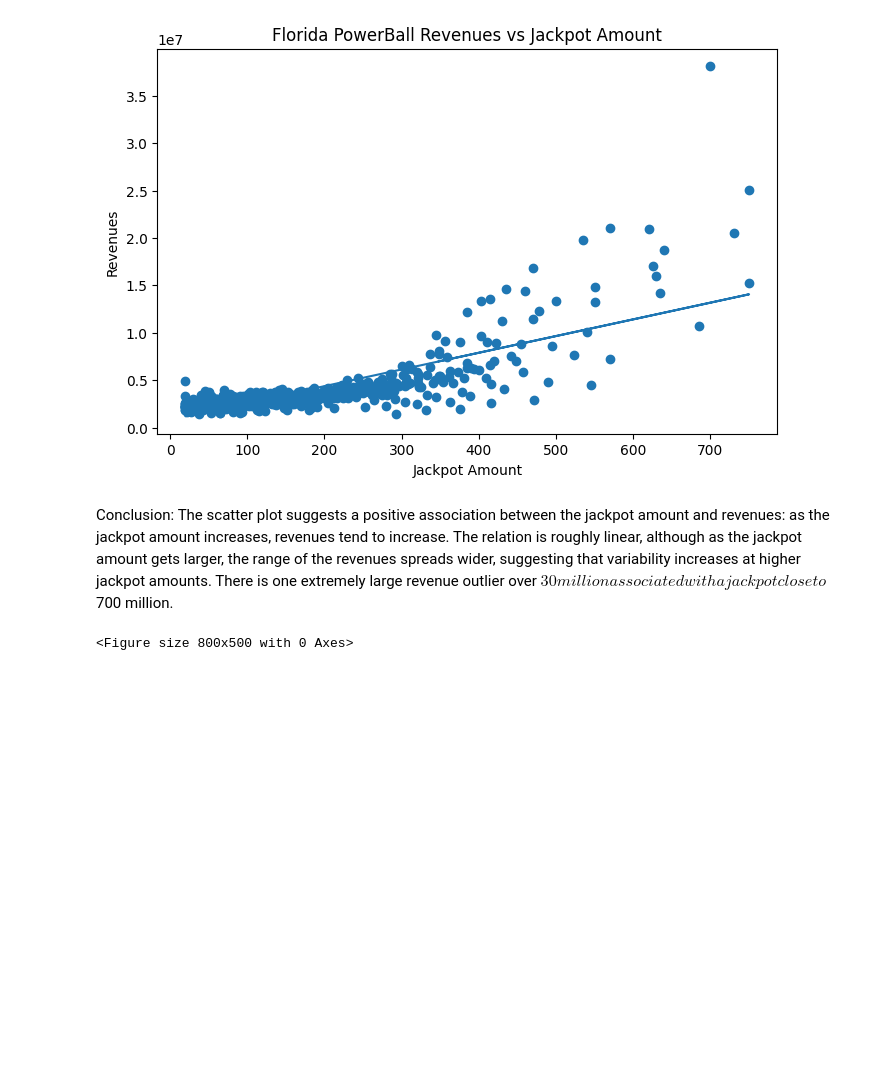
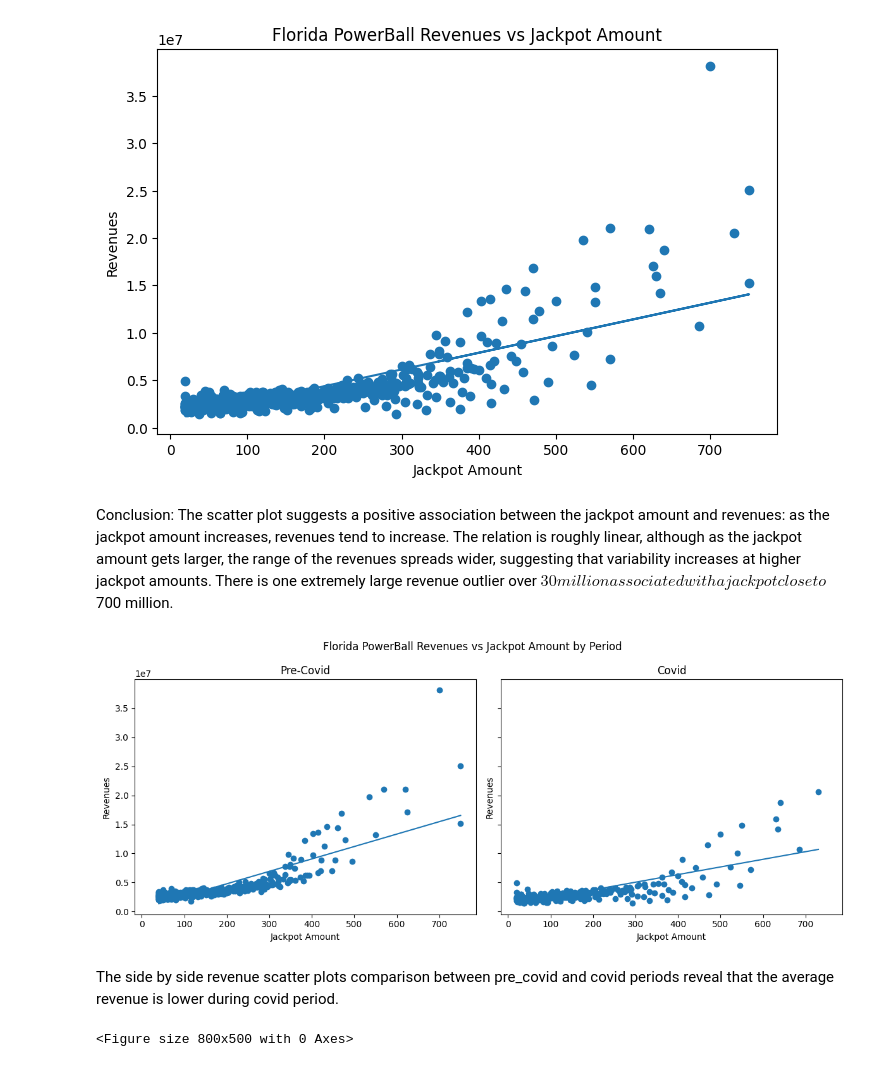
Before and after one commit to xiaolingsundberg/CovidOnLottery, a Jupyter notebook: covid_on_lottery.ipynb, the cells around one changed output. Drawn from its saved outputs; the diff is of its cells as text; code cells hidden in the pictures; blank space fills up the shorter version.

```diff
--- a/covid_on_lottery.ipynb
+++ b/covid_on_lottery.ipynb
@@ -176,6 +202,44 @@ plt.show()
 [figure]
 # %% [markdown]
 Conclusion: The scatter plot suggests a positive association between the jackpot amount and revenues: as the jackpot amount increases, revenues tend to increase. The relation is roughly linear, although as the jackpot amount gets larger, the range of the revenues spreads wider, suggesting that variability increases at higher jackpot amounts. There is one extremely large revenue outlier over $30 million associated with a jackpot close to $700 million.
+# %%
+import matplotlib.pyplot as plt
+import numpy as np
+
+# set the same scale for both scatter plots and regression lines
+fig, axes = plt.subplots(1, 2, figsize=(12, 5), sharex=True, sharey=True)
+
+# Pre-Covid
+x_pre = df.loc[df["covid"] == 0, "jackpot"] # locate the covid==0 rows, and take the corresponding jackpot
+y_pre = df.loc[df["covid"] == 0, "revenues"] # locate the covid==0 rows, and take the corresponding revenues
+
+axes[0].scatter(x_pre, y_pre)
+slope_pre, intercept_pre = np.polyfit(x_pre, y_pre, 1)
+x_pre_sorted = np.sort(x_pre)
+axes[0].plot(x_pre_sorted, slope_pre * x_pre_sorted + intercept_pre)
+axes[0].set_title("Pre-Covid")
+axes[0].set_xlabel("Jackpot Amount")
+axes[0].set_ylabel("Revenues")
+
+# Covid
+x_covid = df.loc[df["covid"] == 1, "jackpot"]
+y_covid = df.loc[df["covid"] == 1, "revenues"]
+
+axes[1].scatter(x_covid, y_covid)
+slope_covid, intercept_covid = np.polyfit(x_covid, y_covid, 1)
+x_covid_sorted = np.sort(x_covid)
+axes[1].plot(x_covid_sorted, slope_covid * x_covid_sorted + intercept_covid)
+axes[1].set_title("Covid")
+axes[1].set_xlabel("Jackpot Amount")
+axes[1].set_ylabel("Revenues")
+
+plt.suptitle("Florida PowerBall Revenues vs Jackpot Amount by Period")
+plt.tight_layout() # adjust spacing automatically (e.g., prevents title overlapping..)
+plt.show()
+# %% [output]
+[figure, added]
+# %% [markdown]
+The side by side revenue scatter plots comparison between pre_covid and covid periods reveal that the average revenue is lower during covid period.
 # %%
 # compare revenues between Pre-covid and Covid periods
 # define Covid period: any time after March 03, 2020 (first case recorded in the United States)
```
Also changed, not shown: parts of 8 cells of this notebook.
